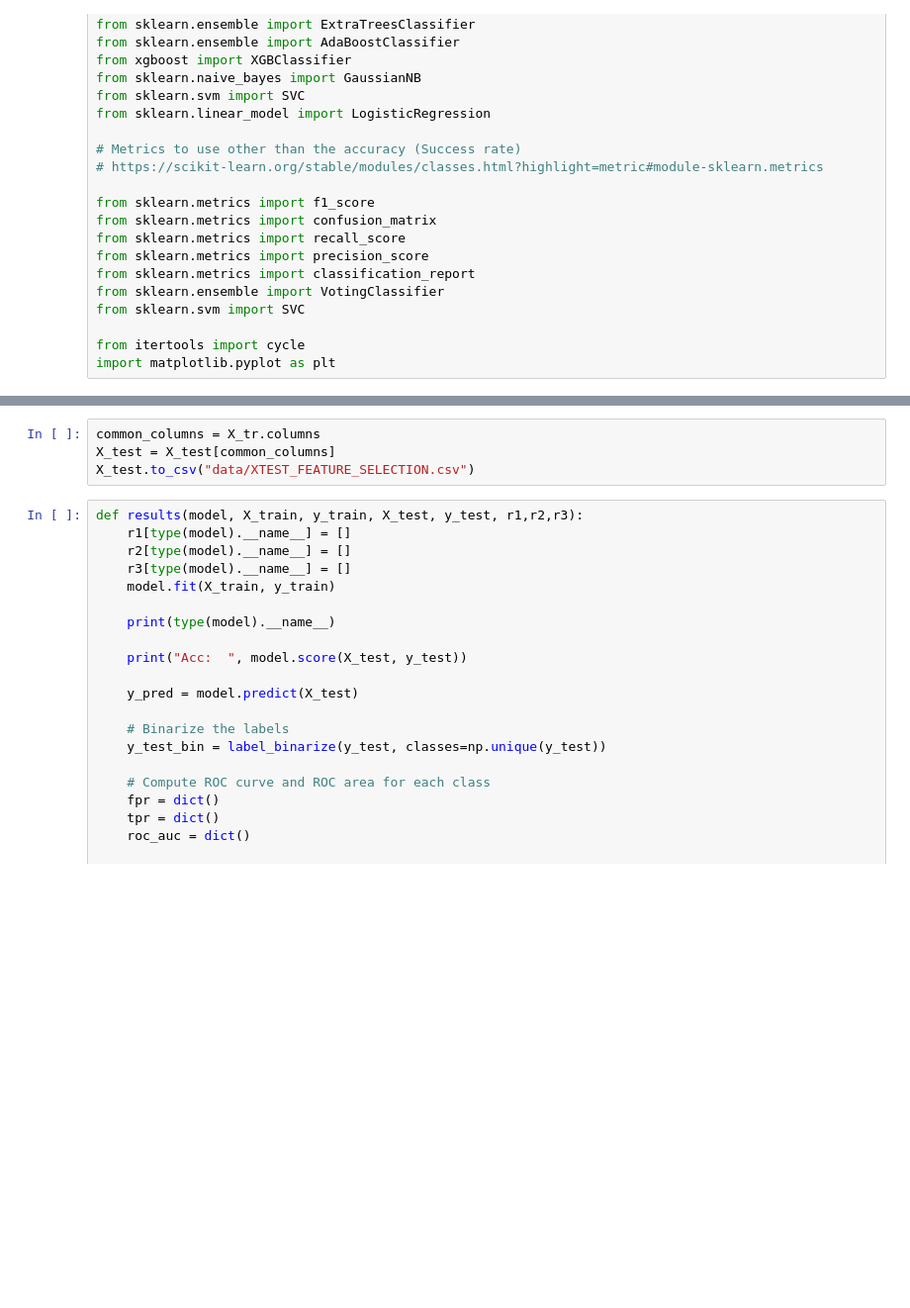
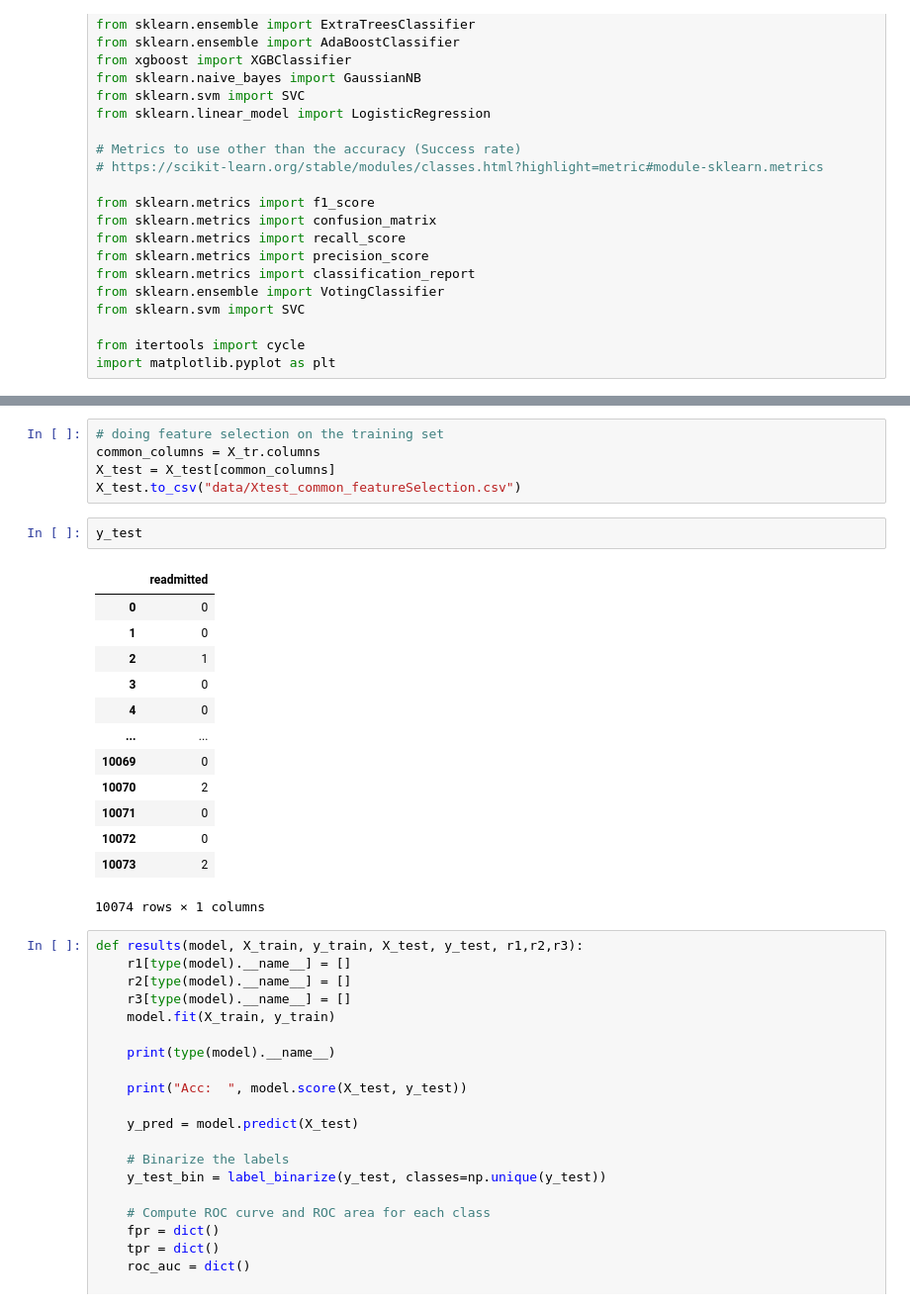
Before and after one commit to DiyadotSaha/ML_Diabetes_Project, a Jupyter notebook: SVM with SMOTEEN.ipynb, the cells around one changed output, grey strips where cells are left out. Shown at 99% size. Drawn from its saved outputs; the diff is of its cells as text; blank space fills up the shorter version.

Commit message:
PUshing data

```diff
--- a/SVM with SMOTEEN.ipynb
+++ b/SVM with SMOTEEN.ipynb
@@ -61,7 +76,24 @@ X_test = X_test.rename(columns=column_mapping)
 # %%
+# doing feature selection on the training set
 common_columns = X_tr.columns
 X_test = X_test[common_columns]
-X_test.to_csv("data/XTEST_FEATURE_SELECTION.csv")
+X_test.to_csv("data/Xtest_common_featureSelection.csv")
+# %%
+y_test
+# %% [output]
+|  | readmitted |
+| 0 | 0 |
+| 1 | 0 |
+| 2 | 1 |
+| 3 | 0 |
+| 4 | 0 |
+| ... | ... |
+| 10069 | 0 |
+| 10070 | 2 |
+| 10071 | 0 |
+| 10072 | 0 |
+| 10073 | 2 |
+10074 rows × 1 columns
 # %%
 def results(model, X_train, y_train, X_test, y_test, r1,r2,r3):
     r1[type(model).__name__] = []
```
Also changed, not shown: parts of 4 cells of this notebook, 3 other files.
